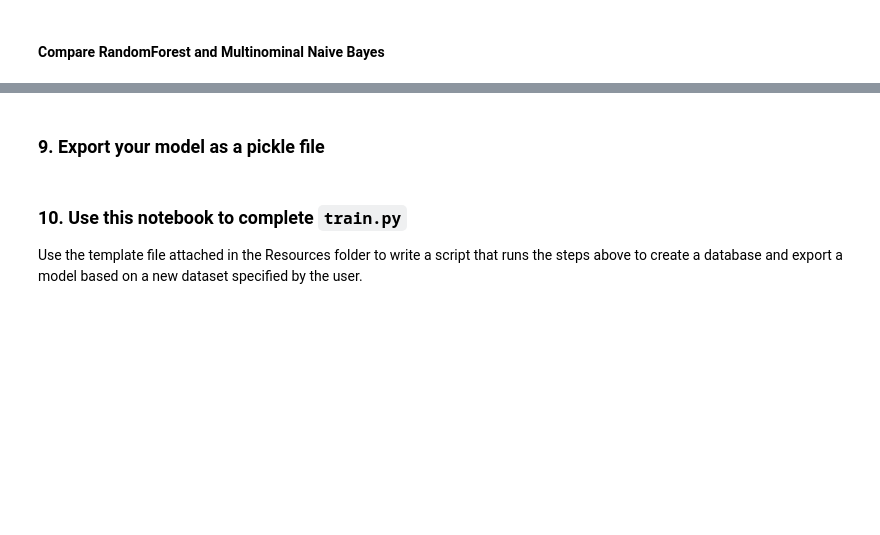
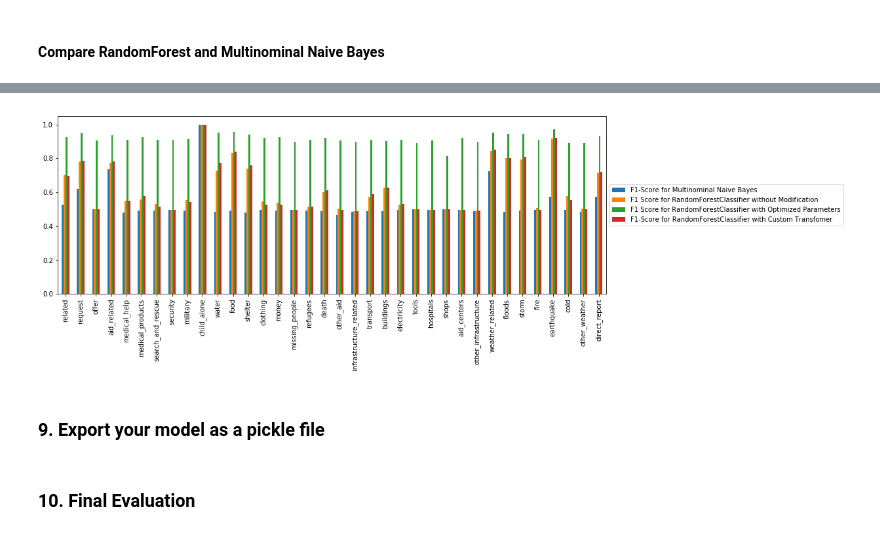
Before and after one commit to herrfeder/DataScientist, a Jupyter notebook: Project_02_Disaster_Response_Pipelines/02_ML_Pipeline_Preparation.ipynb, the cells around one changed output, grey strips where cells are left out. Saved outputs shown, nothing was run; the diff lists cells and outputs as text; code cells hidden in the pictures; blank space fills up the shorter version.

```diff
--- a/Project_02_Disaster_Response_Pipelines/02_ML_Pipeline_Preparation.ipynb
+++ b/Project_02_Disaster_Response_Pipelines/02_ML_Pipeline_Preparation.ipynb
@@ -455,2 +486,4 @@ weighted avg       0.96      0.94      0.95    283140
 # %% [markdown]
 #### Compare RandomForest and Multinominal Naive Bayes
+# %%
+Y_pred_04 = pipeline.predict(X_test)
@@ -457,10 +501,11 @@ weighted avg       0.96      0.94      0.95    283140
 # %%
-cla_report_mnb=pd.DataFrame(return_multioutput_f1_prec_recall(Y_pred, Y_test,mac_avg=True)).T
-cla_report_mnb.rename(columns={0:"precision_mnb",1:"recall_mnb"}, inplace=True)
-cla_report_mnb = cla_report_mnb.concat(cla_report_rfc_a, axis=1)
+cla_report_mnb=pd.Series(return_multioutput_f1_prec_recall(Y_pred_04, Y_test,mac_avg=True))
+cla_report_mnb = cla_report_mnb.to_frame()
+cla_report_mnb.rename(columns={0:"F1-Score for Multinominal Naive Bayes"}, inplace=True)
+cla_report_mnb = pd.concat([cla_report_mnb, cla_report_rfc_ct], axis=1)
 _ = cla_report_mnb.plot(kind="bar", figsize=(15,5))
+_ = plt.legend(loc='center left', bbox_to_anchor=(1.0, 0.5))
+# %% [output]
+[figure, added]
 # %% [markdown]
 ### 9. Export your model as a pickle file
-# %% [markdown]
-### 10. Use this notebook to complete `train.py`
-Use the template file attached in the Resources folder to write a script that runs the steps above to create a database and export a model based on a new dataset specified by the user.
@@ -466,0 +514,2 @@ Use the template file attached in the Resources folder to write a script that ru
+# %% [markdown]
+### 10. Final Evaluation
```
Also changed, not shown: parts of 36 cells of this notebook, 1 other file.
